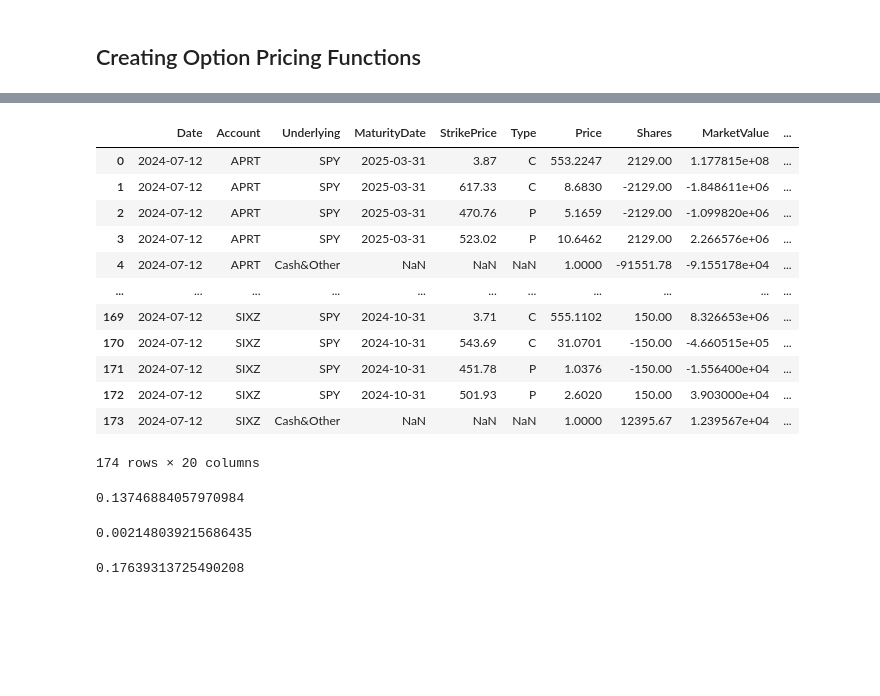
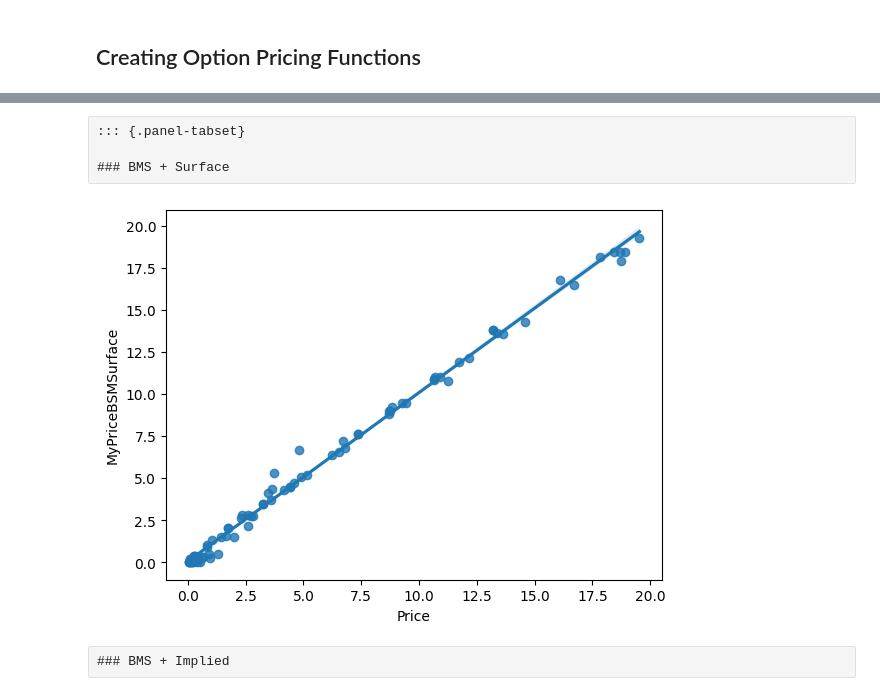
Before and after one commit to pritamdalal/veta_assignment, a Jupyter notebook: notebooks/03_option_prices.ipynb, the cells around one changed output, grey strips where cells are left out. Drawn from its saved outputs; the diff is of its cells as text; code cells hidden in the pictures; blank space fills up the shorter version.

```diff
--- a/notebooks/03_option_prices.ipynb
+++ b/notebooks/03_option_prices.ipynb
@@ -251,3 +294,7 @@ def crr_px(row, vol_column):
 # %%
-df_holdings["MyPriceBSM"] = df_holdings.apply(bsm_px, vol_column="VolatilityImplied", axis=1)
-df_holdings
+import seaborn as sns
+
+df_holdings["MyPriceBSMSurface"] = df_holdings.apply(bsm_px, vol_column="VolatilitySurface", axis=1)
+df_holdings["MyPriceBSMImplied"] = df_holdings.apply(bsm_px, vol_column="VolatilityImplied", axis=1)
+df_holdings["MyPriceAmericanSurface"] = df_holdings.apply(crr_px, vol_column="VolatilitySurface", axis=1)
+df_holdings["MyPriceAmericanImplied"] = df_holdings.apply(crr_px, vol_column="VolatilityImplied", axis=1)
@@ -268,29 +301,10 @@ df_holdings
-# %%
-df_holdings["MyPriceAmerican"] = df_holdings.apply(crr_px, vol_column="VolatilityImplied", axis=1)
-df_holdings
-# %% [output]
-|  | Date | Account | Underlying | MaturityDate | StrikePrice | Type | Price | Shares | MarketValue | ... |
-| 0 | 2024-07-12 | APRT | SPY | 2025-03-31 | 3.87 | C | 553.2247 | 2129.00 | 1.177815e+08 | ... |
-| 1 | 2024-07-12 | APRT | SPY | 2025-03-31 | 617.33 | C | 8.6830 | -2129.00 | -1.848611e+06 | ... |
-| 2 | 2024-07-12 | APRT | SPY | 2025-03-31 | 470.76 | P | 5.1659 | -2129.00 | -1.099820e+06 | ... |
-| 3 | 2024-07-12 | APRT | SPY | 2025-03-31 | 523.02 | P | 10.6462 | 2129.00 | 2.266576e+06 | ... |
-| 4 | 2024-07-12 | APRT | Cash&Other | NaN | NaN | NaN | 1.0000 | -91551.78 | -9.155178e+04 | ... |
-| ... | ... | ... | ... | ... | ... | ... | ... | ... | ... | ... |
-| 169 | 2024-07-12 | SIXZ | SPY | 2024-10-31 | 3.71 | C | 555.1102 | 150.00 | 8.326653e+06 | ... |
-| 170 | 2024-07-12 | SIXZ | SPY | 2024-10-31 | 543.69 | C | 31.0701 | -150.00 | -4.660515e+05 | ... |
-| 171 | 2024-07-12 | SIXZ | SPY | 2024-10-31 | 451.78 | P | 1.0376 | -150.00 | -1.556400e+04 | ... |
-| 172 | 2024-07-12 | SIXZ | SPY | 2024-10-31 | 501.93 | P | 2.6020 | 150.00 | 3.903000e+04 | ... |
-| 173 | 2024-07-12 | SIXZ | Cash&Other | NaN | NaN | NaN | 1.0000 | 12395.67 | 1.239567e+04 | ... |
-174 rows × 20 columns
-# %%
-np.mean(np.abs(df_holdings['Price'] - df_holdings['MyPriceBSM']))
-# %% [output]
-0.13746884057970984
-# %%
-np.mean(np.abs(df_holdings.query("Moneyness > 0.1")['Price'] - df_holdings.query("Moneyness > 0.1")['MyPriceBSM']))
-# %% [output]
-0.002148039215686435
-# %%
-np.mean(np.abs(df_holdings.query("Moneyness > 0.1")['Price'] - df_holdings.query("Moneyness > 0.1")['MyPriceAmerican']))
-# %% [output]
-0.17639313725490208
+# %% [raw]
+::: {.panel-tabset}
+
+### BMS + Surface
+# %%
+sns.regplot(data=df_holdings.query("Price < 20"), x="Price", y="MyPriceBSMSurface",);
+# %% [output]
+[figure, added]
+# %% [raw]
+### BMS + Implied
```
Also changed, not shown: parts of 31 cells of this notebook, 2 other files.
